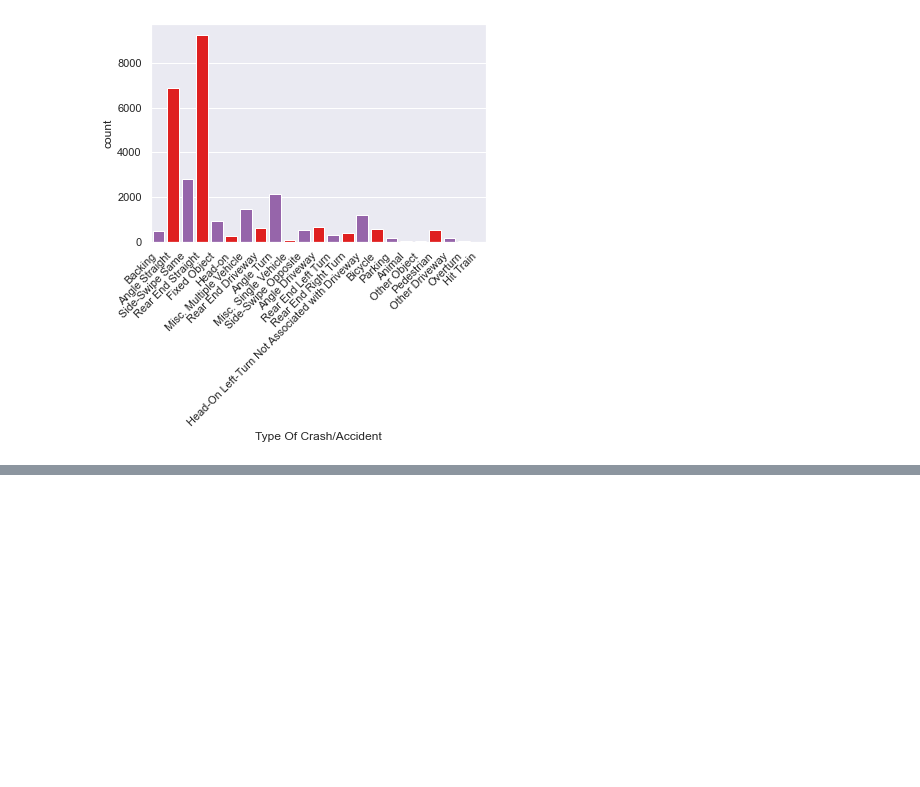
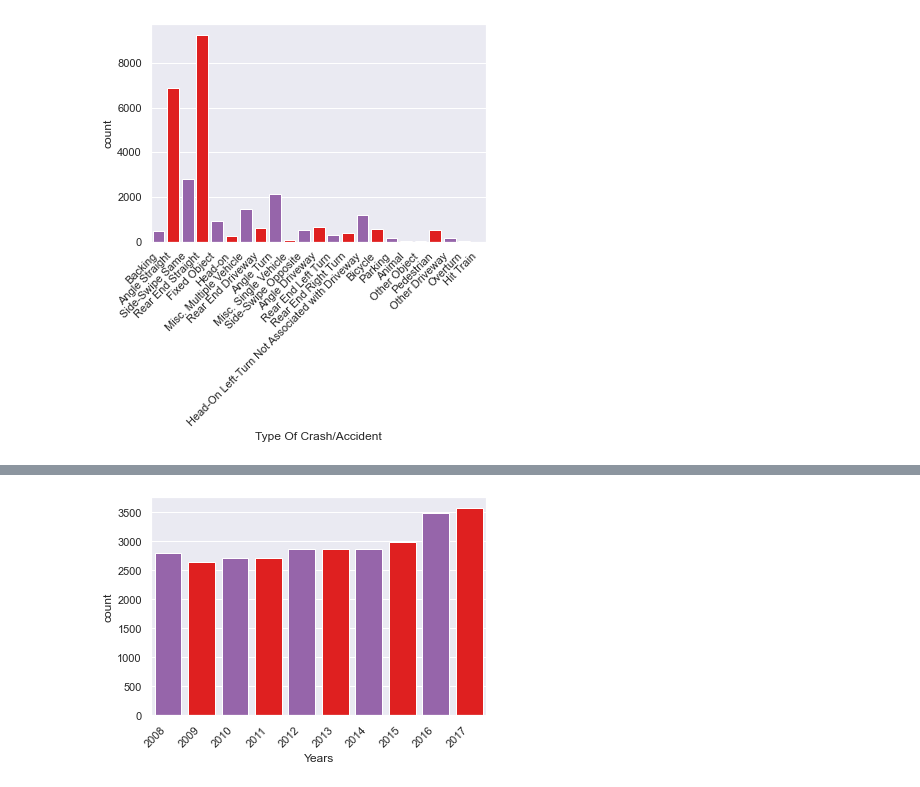
Before and after one commit to Ambush3/GR_Crash_Data, a Jupyter notebook: Crash.ipynb, the cells around one changed output, grey strips where cells are left out. Saved outputs shown, nothing was run; the diff lists cells and outputs as text; code cells hidden in the pictures; blank space fills up the shorter version.

```diff
--- a/Crash.ipynb
+++ b/Crash.ipynb
@@ -494,0 +471,11 @@ data_clean['CRASHDATE'] = pd.to_datetime(data_clean['CRASHDATE'] - '%m-%d')
+# %%
+# data_clean['CRASHDATE'] = pd.to_datetime(data_clean['CRASHDATE'] - '%m-%d')
+from datetime import datetime
+
+
+data_clean['CRASHDATE'].dt.strftime('%Y')
+
+data_clean['CRASHDATE'].dt.strftime('%Y').to_csv('AGE.csv', index=False)
+df4 = pd.read_csv('AGE.csv')
+
+df4.head(100000)
@@ -494,0 +496,9 @@ data_clean['CRASHDATE'] = pd.to_datetime(data_clean['CRASHDATE'] - '%m-%d')
+# %%
+ax = sns.countplot(df4['CRASHDATE'], palette=['#9b59b6', '#ff0000'])
+ax.set_xticklabels(ax.get_xticklabels(), rotation=45,
+                   horizontalalignment='right'
+                   )
+plt.xlabel('Years')
+plt.show()
+# %% [output]
+[figure, added]
```
Also changed, not shown: parts of 6 cells of this notebook.
